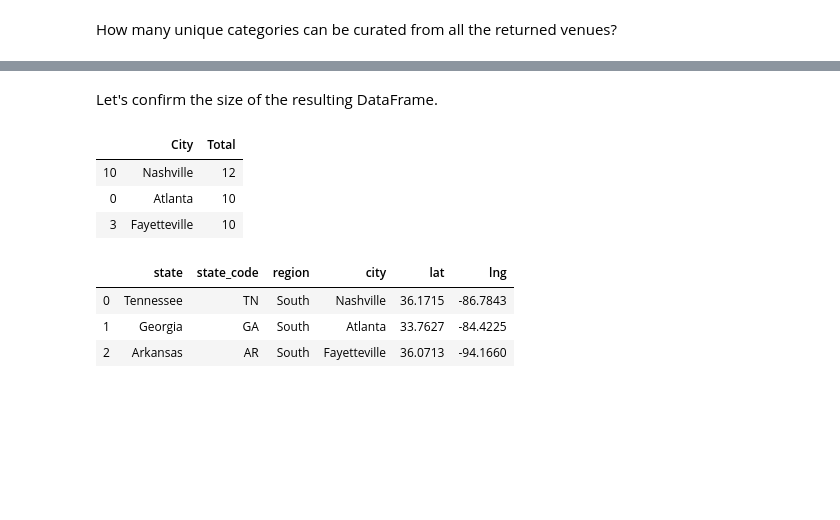
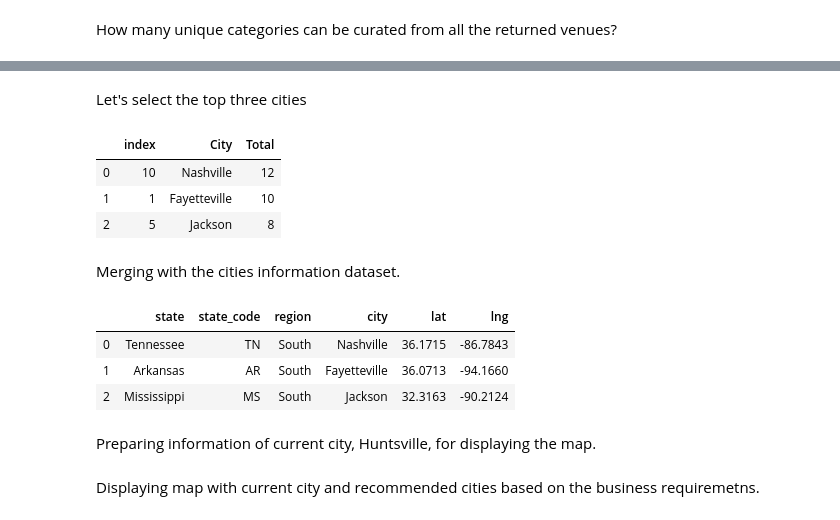
Before and after one commit to githubfezan/Coursera_Capstone, a Jupyter notebook: The_Battle_of_Neighborhoods_-_A Family_Business_Moving_to_a_New_Location.ipynb, the cells around one changed output, grey strips where cells are left out. Cells and saved outputs as stored; diff of their text form; code cells hidden in the pictures; blank space fills up the shorter version.

```diff
--- a/The_Battle_of_Neighborhoods_-_A Family_Business_Moving_to_a_New_Location.ipynb
+++ b/The_Battle_of_Neighborhoods_-_A Family_Business_Moving_to_a_New_Location.ipynb
@@ -270,6 +372,6 @@ dtype: object
 # %%
 print (states_data.shape)
-states_data=states_data.dropna()
+states_data=states_data.dropna().reset_index(drop=True)
 print (states_data.shape)
 states_data
 # %% [output]
@@ -524,15 +684,17 @@ selected_states
 # %%
-#%%time
-
+# Read CSV in Dataframe
 state_cities = pd.read_csv('uscities.csv', usecols=['city_ascii', 'state_name', 'lat', 'lng', 'population','density', 'ranking'])
 state_cities.columns = fix_html_encoding(standardize_columns(state_cities.columns))
 
+# Rename the cities
 state_cities.rename(columns={'city_ascii':'city', 'state_name':'state'}, inplace=True)
 
-#state_cities.dtypes
-#state_cities[['lat', 'lng', 'population','density', 'ranking']] = state_cities[['lat', 'lng', 'population','density', 'ranking']].apply(pd.to_numeric, errors='coerce')
-#state_cities.dtypes
+# Ensure datatypes are correct.
+state_cities.dtypes
+state_cities[['lat', 'lng', 'population','density', 'ranking']] = state_cities[['lat', 'lng', 'population','density', 'ranking']].apply(pd.to_numeric, errors='coerce')
+state_cities.dtypes
 
+# Drop records with null values
 print (state_cities.shape)
 state_cities=state_cities.dropna()
 print (state_cities.shape)
@@ -854,4 +970,5 @@ Let's group rows by neighborhood and by taking the mean of the frequency of occu
 # %%
-usa_grouped = usa_onehot.groupby('City').sum().reset_index()
+usa_grouped=usa_venues.groupby('City').count().reset_index()[['City', 'Venue Category']]
+usa_grouped.columns=['City', 'Total']
 usa_grouped
 # %% [output]
@@ -871,3 +987,0 @@ usa_grouped
-# %%
-usa_grouped['Total']=usa_grouped.sum(axis = 1, skipna = True)
-usa_grouped
@@ -888,25 +988,31 @@ usa_grouped
-# %% [markdown]
-Let's confirm the size of the resulting DataFrame.
+# %% [markdown]
+Let's select the top three cities
 # %%
-usa_grouped=usa_grouped.sort_values('Total', ascending=False)[['City', 'Total']].head(3)
+usa_grouped=usa_grouped.sort_values('Total', ascending=False).reset_index().head(3)
 usa_grouped
 # %% [output]
-|  | City | Total |
-| 10 | Nashville | 12 |
-| 0 | Atlanta | 10 |
-| 3 | Fayetteville | 10 |
+|  | index | City | Total |
+| 0 | 10 | Nashville | 12 |
+| 1 | 1 | Fayetteville | 10 |
+| 2 | 5 | Jackson | 8 |
+# %% [markdown]
+Merging with the cities information dataset.
 # %%
 usa_final=usa_grouped.merge(selected_states, left_on='City', right_on='city', how='left')[['state', 'state_code', 'region', 'city', 'lat', 'lng']]
 usa_final
 # %% [output]
 |  | state | state_code | region | city | lat | lng |
 | 0 | Tennessee | TN | South | Nashville | 36.1715 | -86.7843 |
-| 1 | Georgia | GA | South | Atlanta | 33.7627 | -84.4225 |
-| 2 | Arkansas | AR | South | Fayetteville | 36.0713 | -94.1660 |
+| 1 | Arkansas | AR | South | Fayetteville | 36.0713 | -94.1660 |
+| 2 | Mississippi | MS | South | Jackson | 32.3163 | -90.2124 |
+# %% [markdown]
+Preparing information of current city, Huntsville, for displaying the map.
 # %%
 origin_row=selected_states[selected_states['city']=='Huntsville']
 
 origin_name=origin_row['city'].values[0]
 origin_lat=origin_row['lat'].values[0]
 origin_lng=origin_row['lng'].values[0]
+# %% [markdown]
+Displaying map with current city and recommended cities based on the business requiremetns.
 # %%
```
Also changed, not shown: parts of 118 cells of this notebook, 1 other file.
